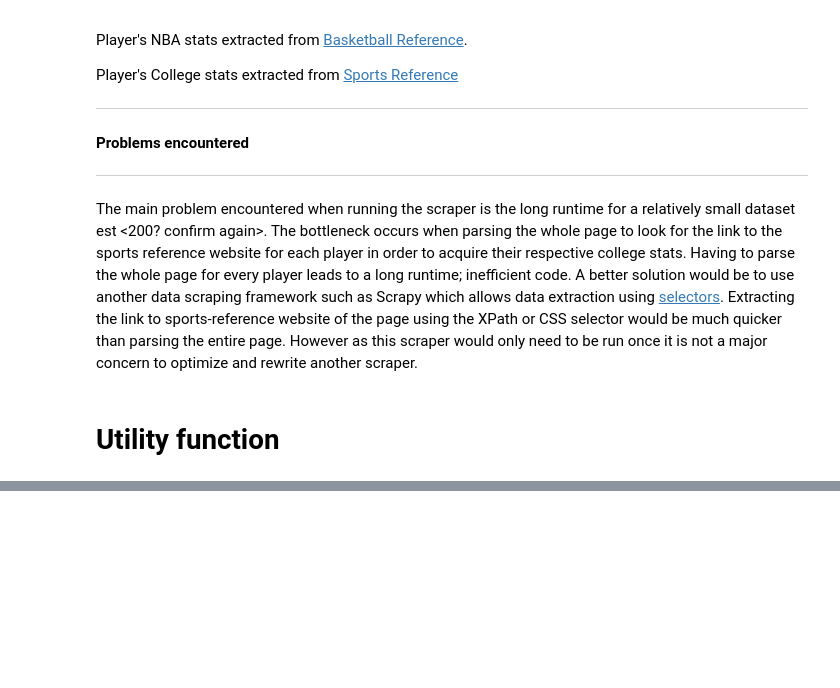
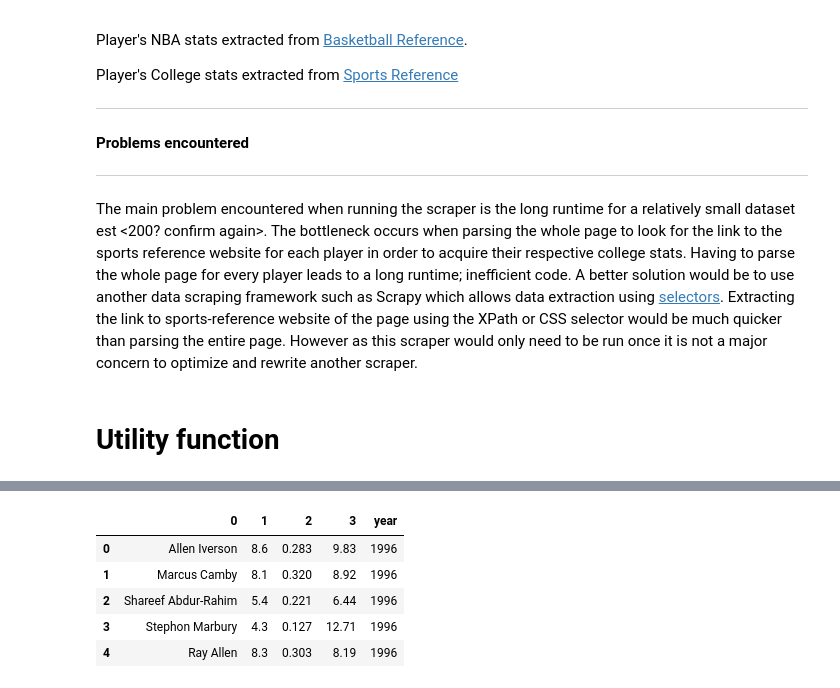
Before and after one commit to kkekk/NBA_Analytics, a Jupyter notebook: CE9010 Data Science Project NBA Analytics.ipynb, the cells around one changed output, grey strips where cells are left out. Saved outputs shown, nothing was run; the diff lists cells and outputs as text; code cells hidden in the pictures; blank space fills up the shorter version.

```diff
--- a/CE9010 Data Science Project NBA Analytics.ipynb
+++ b/CE9010 Data Science Project NBA Analytics.ipynb
@@ -155,0 +381,11 @@ with open("2016.txt","w") as fp:
+# %%
+college_df = pd.read_csv('college_all.csv', header=None)
+college_df['year'] = college_df[0].apply(lambda x: year_dict[x] if x in year_dict else None)
+college_df.head()
+# %% [output]
+|  | 0 | 1 | 2 | 3 | year |
+| 0 | Allen Iverson | 8.6 | 0.283 | 9.83 | 1996 |
+| 1 | Marcus Camby | 8.1 | 0.320 | 8.92 | 1996 |
+| 2 | Shareef Abdur-Rahim | 5.4 | 0.221 | 6.44 | 1996 |
+| 3 | Stephon Marbury | 4.3 | 0.127 | 12.71 | 1996 |
+| 4 | Ray Allen | 8.3 | 0.303 | 8.19 | 1996 |
```
Also changed, not shown: parts of 9 cells of this notebook, 50 other files.
